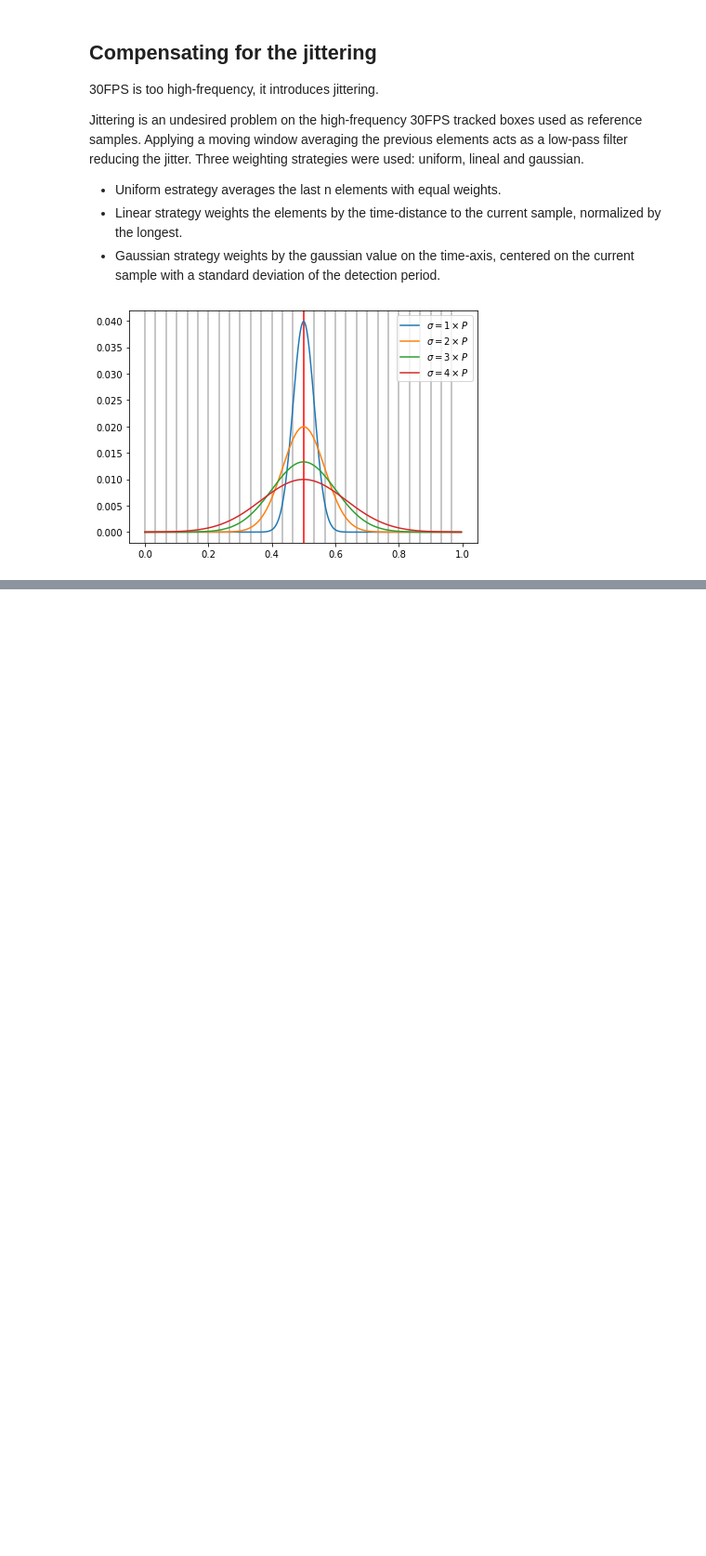
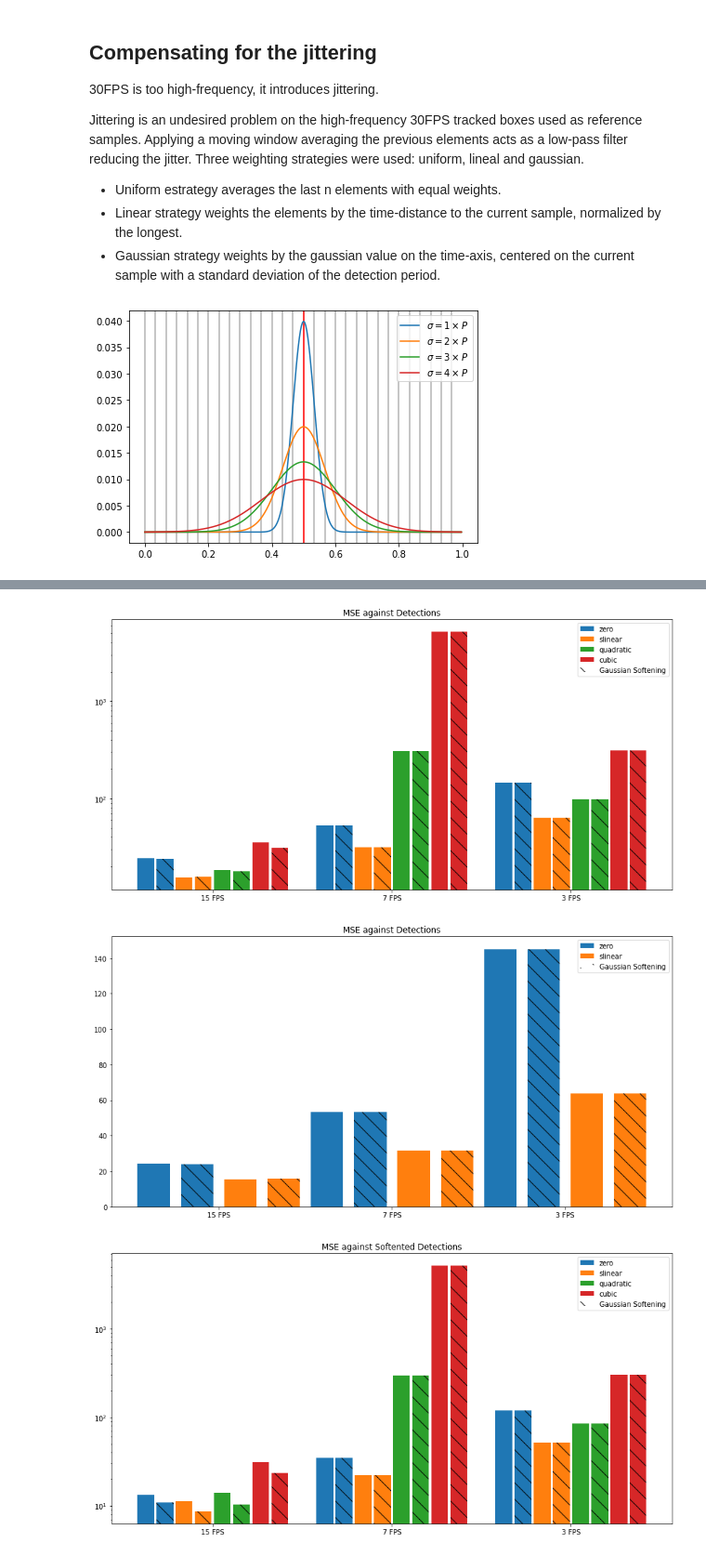
Before and after one commit to segonzal/chiletv, a Jupyter notebook: analysis/finding_a_detection_strategy.ipynb, the cells around one changed output, grey strips where cells are left out. Shown: that part at 93% size. Cells and saved outputs as stored; diff of their text form; code cells hidden in the pictures; blank space fills up the shorter version.

```diff
--- a/analysis/finding_a_detection_strategy.ipynb
+++ b/analysis/finding_a_detection_strategy.ipynb
@@ -361,0 +380,38 @@ plt.show()
+# %%
+width = 0.75
+hatch_pattern = '\\'
+
+def plot_fig(results, interpolation_kinds, use_log, title):
+    fig = plt.figure(figsize=(12, 6))
+    ax = plt.axes()
+
+    positions = np.stack([np.linspace(i - width / 2, i + width/2, len(soft_type) * len(interpolation_kinds))
+                          for i in np.arange(len(frame_rates))])
+    positions = positions.reshape(len(frame_rates), len(interpolation_kinds), len(soft_type))
+
+    for i, kind in enumerate(interpolation_kinds):
+        values = []
+        for fr in frame_rates:
+            values.extend([results[f'{kind}{is_soft}@{fr}FPS'] for is_soft in soft_type])
+        b = ax.bar(positions[:, i].flatten(), values, width / (len(soft_type) * len(interpolation_kinds)), label=kind)
+        for k, bb in enumerate(b):
+            if k % 2 == 1:
+                bb.set_hatch(hatch_pattern)
+    if use_log:
+        ax.set_yscale('log')
+    fig.tight_layout()
+    plt.xticks(np.arange(len(frame_rates)), [f'{fr} FPS' for fr in frame_rates])
+    handles, labels = ax.get_legend_handles_labels()
+    handles.append(Patch(facecolor='w', hatch=hatch_pattern, label='Gaussian Softening'))
+    plt.legend(handles=handles)
+    plt.title(title)
+    plt.show()
+
+plot_fig(mse_results, ['zero', 'slinear', 'quadratic', 'cubic'], True, 'MSE against Detections')
+plot_fig(mse_results, ['zero', 'slinear'], False, 'MSE against Detections')
+plot_fig(mse_soft_results, ['zero', 'slinear', 'quadratic', 'cubic'], True, 'MSE against Softented Detections')
+plot_fig(mse_soft_results, ['zero', 'slinear'], False, 'MSE against Softented Detections')
+# %% [output]
+[figure, added]
+[figure, added]
+[figure, added]
```
Also changed, not shown: parts of 10 cells of this notebook.
